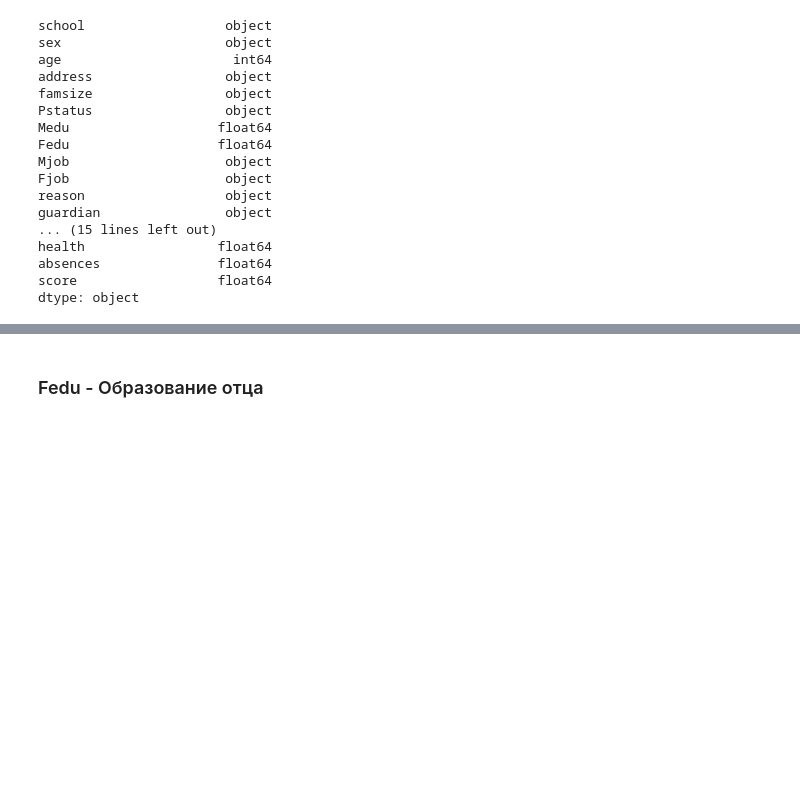
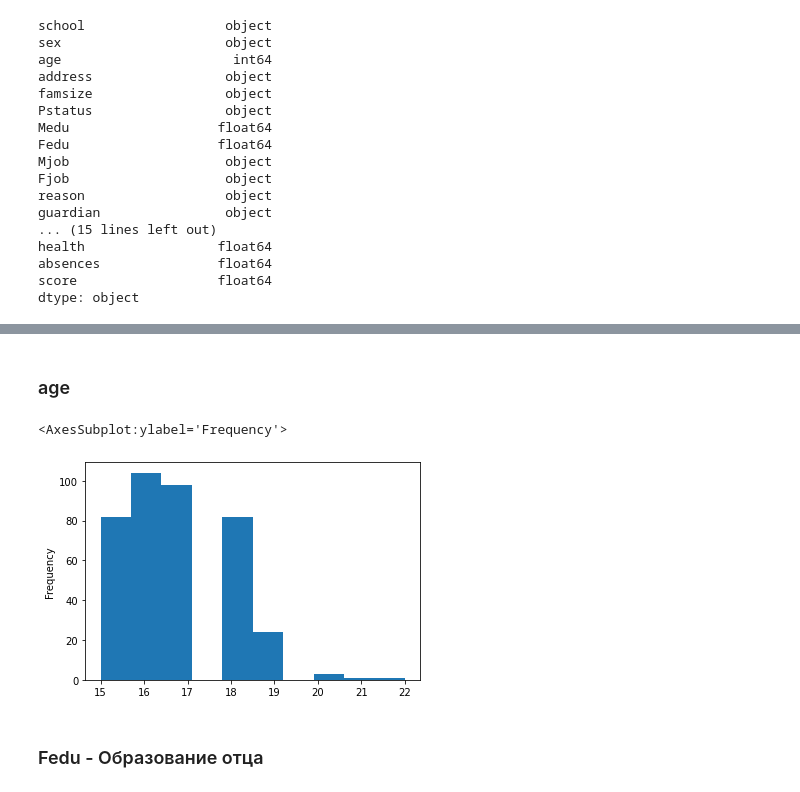
Before and after one commit to artkel/module_2, a Jupyter notebook: EDA_UNICEF.ipynb, the cells around one changed output, grey strips where cells are left out. Cells and saved outputs as stored; diff of their text form; code cells hidden in the pictures; blank space fills up the shorter version.

```diff
--- a/EDA_UNICEF.ipynb
+++ b/EDA_UNICEF.ipynb
@@ -110,3 +152,10 @@ df.describe()
+# %% [markdown]
+### age
+# %%
+df["age"].plot(kind="hist")
+# %% [output]
+<AxesSubplot:ylabel='Frequency'>
+[figure, added]
 # %% [markdown]
 ### Fedu - Образование отца
 # %%
```
Also changed, not shown: parts of 21 cells of this notebook.
